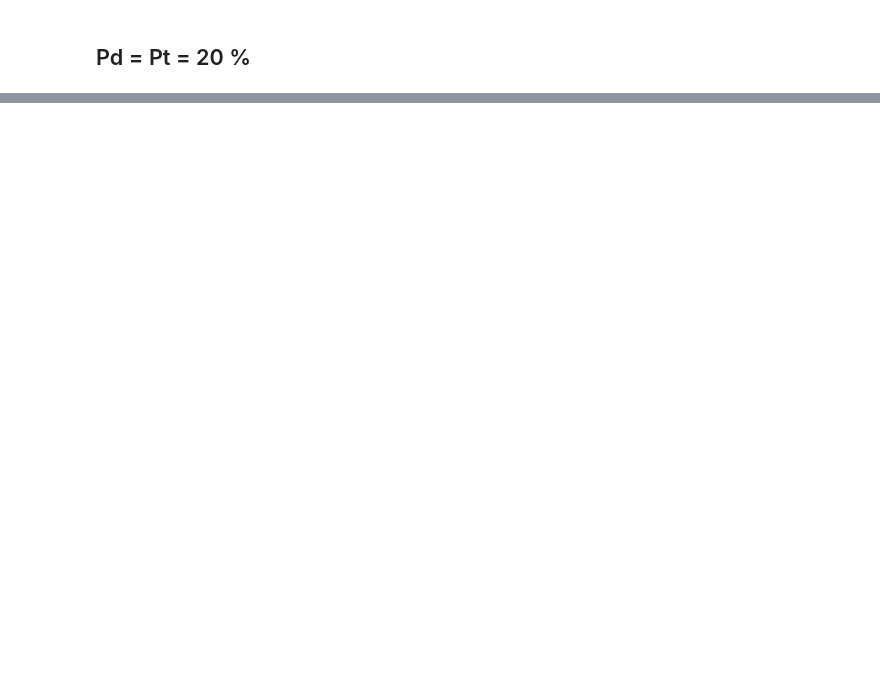
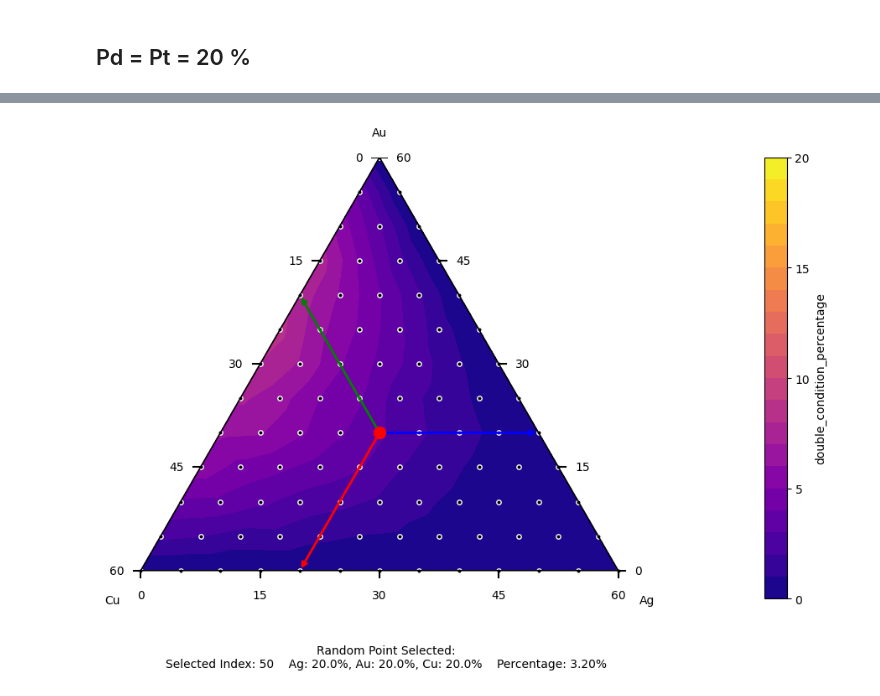
Before and after one commit to compcatalgroupIHPC/hea-co2rr-breaking-scaling, a Jupyter notebook: main_notebook.ipynb, the cells around one changed output, grey strips where cells are left out. Cells and saved outputs as stored; diff of their text form; code cells hidden in the pictures; blank space fills up the shorter version.

```diff
--- a/main_notebook.ipynb
+++ b/main_notebook.ipynb
@@ -367,0 +487,41 @@ plt.show()
+# %%
+mask2 = (
+    (df_ase_pdpt_20['centre_e'] == 'Au') &
+    df_ase_pdpt_20[['surf_c_5', 'surf_c_6']]
+      .eq('Cu').any(axis=1)
+)
+# Combine the two conditions and create the boolean column
+df_ase_pdpt_20['Condition Cu-Au'] = mask2
+
+# (Optional) Ensure the new column is of boolean dtype
+df_ase_pdpt_20['Condition Cu-Au'] = df_ase_pdpt_20['Condition Cu-Au'].astype(bool)
+
+true_count = df_ase_pdpt_20['Condition Cu-Au'].sum()
+print("Number of True:", true_count)
+
+pct_series_PdPt_20 = (
+    df_ase_pdpt_20
+    .groupby(['Ag','Au','Cu','Pd','Pt'])['Condition Cu-Au']
+    .mean()
+    * 100
+)
+
+df_pct_PdPt_20 = pct_series_PdPt_20.reset_index(name='Condition Cu-Au (%)')
+df_pct_PdPt_20['Condition Cu-Au (%)'] = df_pct_PdPt_20['Condition Cu-Au (%)'].round(2)
+
+
+# Data is filtered by two conditions now, Eads within activity window (-0.6 eV to -0.4 eV) and Cu-Au condition
+df_ase_pdpt_20['Eads_condition'] = df_ase_pdpt_20['E_ads'].between(-0.6, -0.4)
+df_ase_pdpt_20['double_condition'] = (df_ase_pdpt_20['Condition Cu-Au'] & df_ase_pdpt_20['Eads_condition'])
+
+# Group the data
+group_cols = ['Ag', 'Au', 'Cu', 'Pd', 'Pt']
+df_two_cond_PdPt_20 = (
+    df_ase_pdpt_20
+    .groupby(group_cols)['double_condition']
+    .mean()
+    .mul(100)
+    .reset_index(name='double_condition_percentage')
+)
+
+df_two_cond_PdPt_20
@@ -367,0 +543,4 @@ plt.show()
+# %%
+ternary_plot(df_two_cond_PdPt_20, column_name='double_condition_percentage', total=60, max_lvl=20, num_lv=21, ref_point={'Ag':20, 'Au':20, 'Cu':20}, n_ticks=5)
+# %% [output]
+[figure, added]
```
Also changed, not shown: parts of 9 cells of this notebook.
